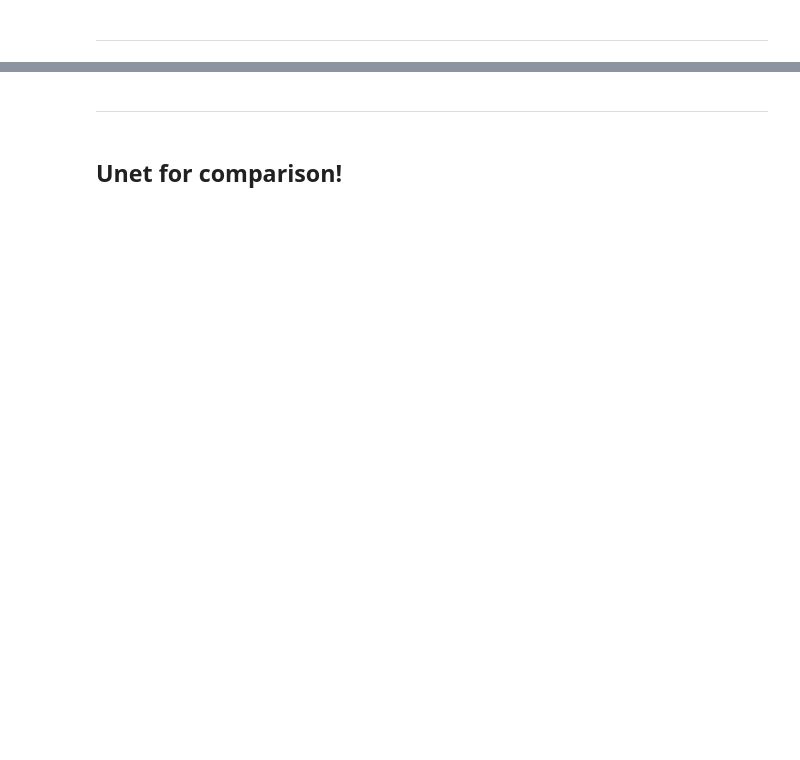
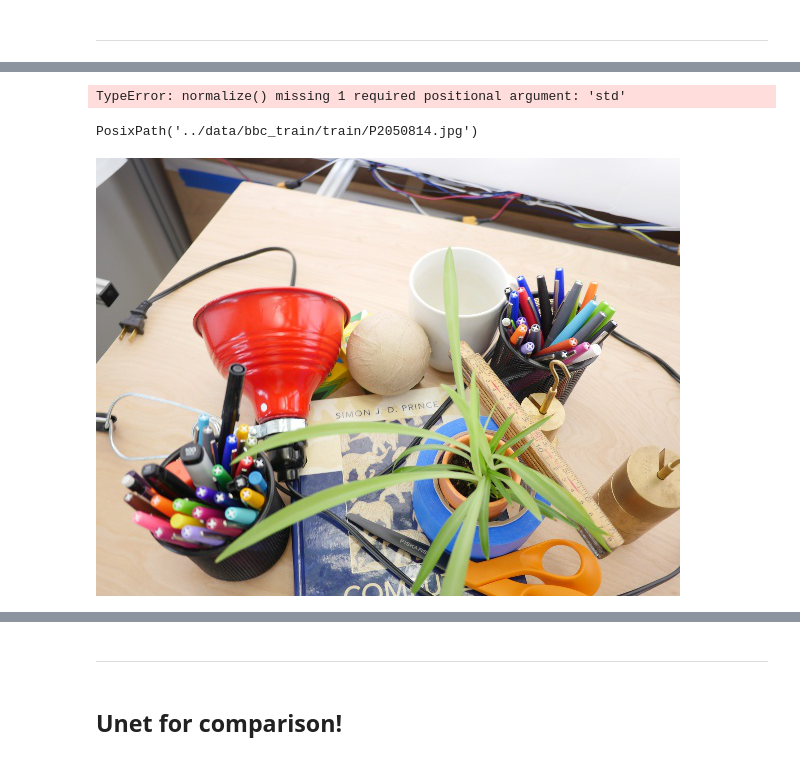
Before and after one commit to unccv/deep_learning_for_computer_vision, a Jupyter notebook: dev/BBC Experiment [Part 5 - Cleaned Basic Segmentation Bro].ipynb, the cells around one changed output, grey strips where cells are left out. Saved outputs shown, nothing was run; the diff lists cells and outputs as text; code cells hidden in the pictures; blank space fills up the shorter version.

```diff
--- a/dev/BBC Experiment [Part 5 - Cleaned Basic Segmentation Bro].ipynb
+++ b/dev/BBC Experiment [Part 5 - Cleaned Basic Segmentation Bro].ipynb
@@ -195,0 +210,4 @@ for i in range(8):
+# %%
+normalize(x, imagenet_stats)
+# %% [output]
+TypeError: normalize() missing 1 required positional argument: 'std'
@@ -195,0 +216,10 @@ for i in range(8):
+# %%
+learn.data.valid_ds.items[0]
+# %% [output]
+PosixPath('../data/bbc_train/train/P2050814.jpg')
+# %%
+im=open_image(learn.data.valid_ds.items[0])
+# %%
+im
+# %% [output]
+[figure, added]
```
Also changed, not shown: parts of 32 cells of this notebook, 2 other files.
